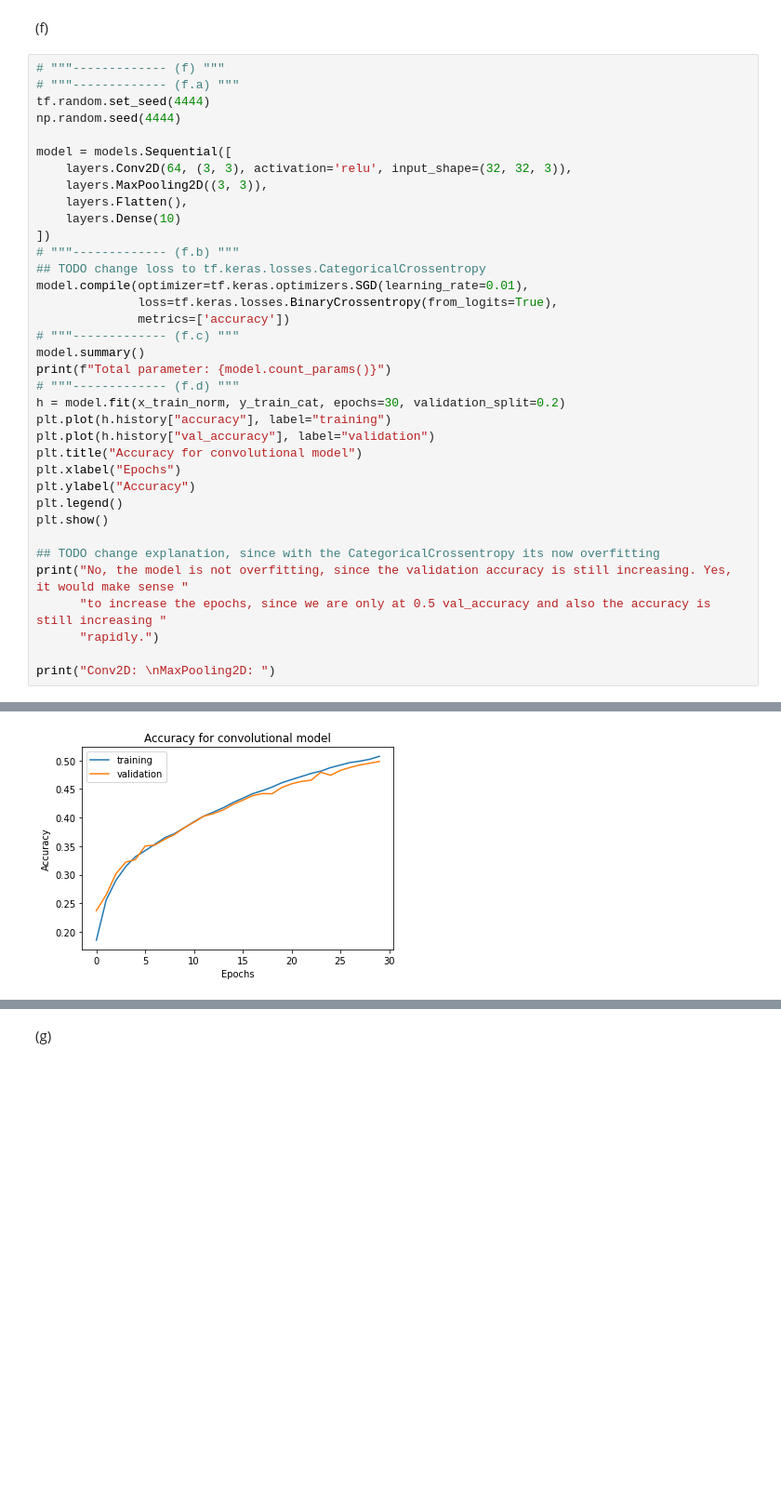
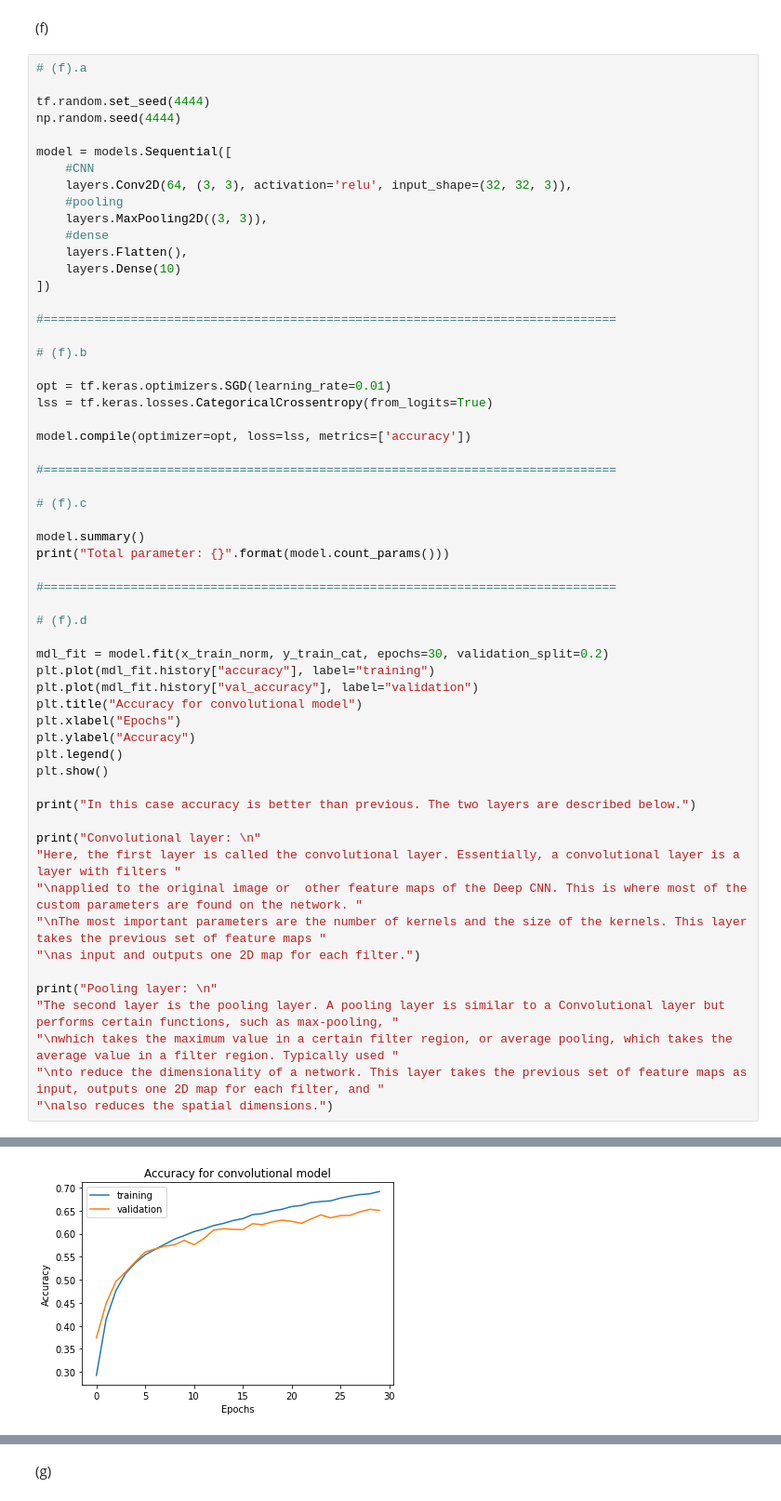
Before and after one commit to rafiqulislam21/random_forest__nural_network_with_cifar10, a Jupyter notebook: main_jupyter_nootbook_version.ipynb, the cells around one changed output, grey strips where cells are left out. Shown at 93% size. Cells and saved outputs as stored; diff of their text form; blank space fills up the shorter version.

```diff
--- a/main.ipynb
+++ b/main_jupyter_nootbook_version.ipynb
@@ -334,39 +451,61 @@ Epoch 30/30
 # %% [markdown]
 (f)
 # %%
-# """------------- (f) """
-# """------------- (f.a) """
+# (f).a
+
 tf.random.set_seed(4444)
 np.random.seed(4444)
 
 model = models.Sequential([
+    #CNN
     layers.Conv2D(64, (3, 3), activation='relu', input_shape=(32, 32, 3)),
+    #pooling
     layers.MaxPooling2D((3, 3)),
+    #dense
     layers.Flatten(),
     layers.Dense(10)
 ])
-# """------------- (f.b) """
-## TODO change loss to tf.keras.losses.CategoricalCrossentropy
-model.compile(optimizer=tf.keras.optimizers.SGD(learning_rate=0.01),
-              loss=tf.keras.losses.BinaryCrossentropy(from_logits=True),
-              metrics=['accuracy'])
-# """------------- (f.c) """
+
+#===============================================================================
+
+# (f).b
+
+opt = tf.keras.optimizers.SGD(learning_rate=0.01)
+lss = tf.keras.losses.CategoricalCrossentropy(from_logits=True)
+
+model.compile(optimizer=opt, loss=lss, metrics=['accuracy'])
+
+#===============================================================================
+
+# (f).c
+
 model.summary()
-print(f"Total parameter: {model.count_params()}")
-# """------------- (f.d) """
-h = model.fit(x_train_norm, y_train_cat, epochs=30, validation_split=0.2)
-plt.plot(h.history["accuracy"], label="training")
-plt.plot(h.history["val_accuracy"], label="validation")
+print("Total parameter: {}".format(model.count_params()))
+
+#===============================================================================
+
+# (f).d
+
+mdl_fit = model.fit(x_train_norm, y_train_cat, epochs=30, validation_split=0.2)
+plt.plot(mdl_fit.history["accuracy"], label="training")
+plt.plot(mdl_fit.history["val_accuracy"], label="validation")
 plt.title("Accuracy for convolutional model")
 plt.xlabel("Epochs")
 plt.ylabel("Accuracy")
 plt.legend()
 plt.show()
 
-## TODO change explanation, since with the CategoricalCrossentropy its now overfitting
-print("No, the model is not overfitting, since the validation accuracy is still increasing. Yes, it would make sense "
-      "to increase the epochs, since we are only at 0.5 val_accuracy and also the accuracy is still increasing "
-      "rapidly.")
+print("In this case accuracy is better than previous. The two layers are described below.")
 
-print("Conv2D: \nMaxPooling2D: ")
+print("Convolutional layer: \n"
+"Here, the first layer is called the convolutional layer. Essentially, a convolutional layer is a layer with filters "
+"\napplied to the original image or  other feature maps of the Deep CNN. This is where most of the custom parameters are found on the network. "
+"\nThe most important parameters are the number of kernels and the size of the kernels. This layer takes the previous set of feature maps "
+"\nas input and outputs one 2D map for each filter.")
+
+print("Pooling layer: \n"
+"The second layer is the pooling layer. A pooling layer is similar to a Convolutional layer but performs certain functions, such as max-pooling, "
+"\nwhich takes the maximum value in a certain filter region, or average pooling, which takes the average value in a filter region. Typically used "
+"\nto reduce the dimensionality of a network. This layer takes the previous set of feature maps as input, outputs one 2D map for each filter, and "
+"\nalso reduces the spatial dimensions.")
 # %% [output]
@@ -390 +529 @@ Epoch 30/30
-[figure, old version]
+[figure, new version]
```
Also changed, not shown: parts of 18 cells of this notebook, 2 other files.
